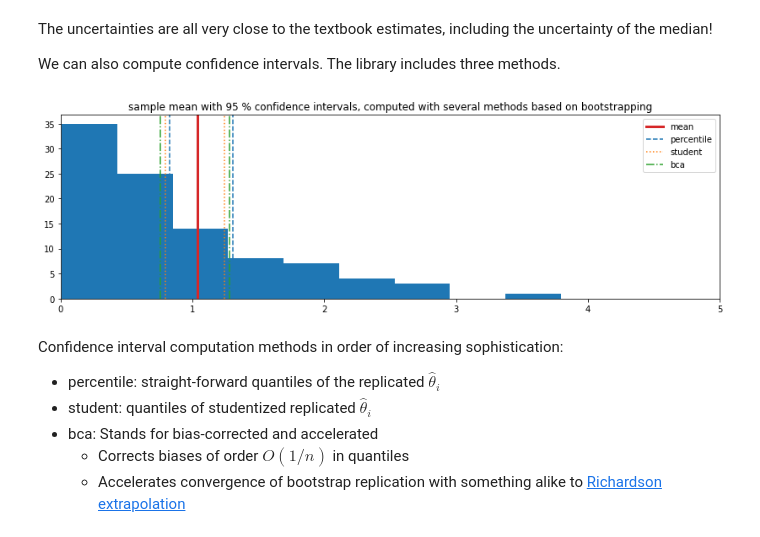
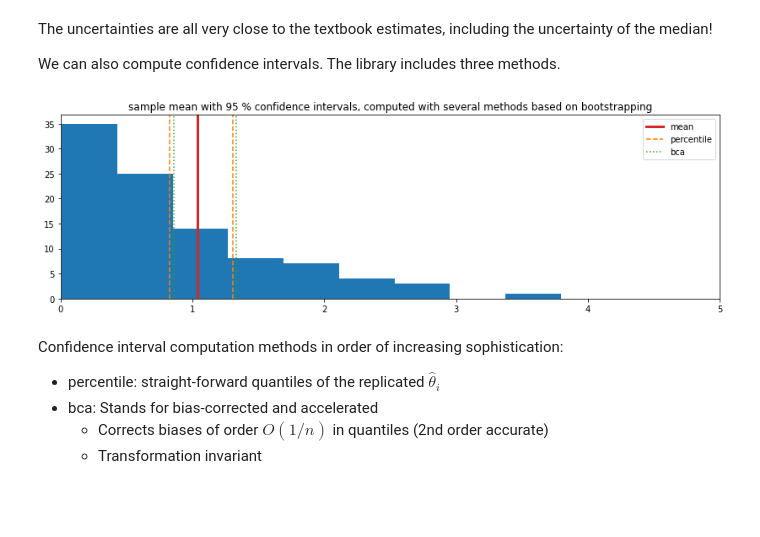
Before and after one commit to HDembinski/pyhep-2020-resample, a Jupyter notebook: resample.ipynb, the cells around one changed output. Drawn from its saved outputs; the diff is of its cells as text; code cells hidden in the pictures; blank space fills up the shorter version.

```diff
--- a/resample.ipynb
+++ b/resample.ipynb
@@ -252,8 +260,9 @@ for n, axi in zip((5, 10, 100, 1000), ax.flat):
     plt.title(f"n = {n}")
     xm = np.linspace(0, np.max(x), 10000)
     plt.plot(xm, expon_cdf(xm), label="CDF")
-    plt.plot(xm, resample.empirical.cdf_fn(x)(xm), drawstyle="steps", label="empirical CDF")
-    plt.legend(loc="lower right");
+    plt.plot(xm, resample.empirical.cdf_fn(x)(xm),
+             drawstyle="steps", label="empirical CDF")
+    plt.legend(loc="lower right")
 # %% [output]
 [figure]
 # %% [markdown]
@@ -401,29 +389,31 @@ We can also compute confidence intervals. The library includes three methods.
 # %%
 rng = np.random.default_rng(1)
 
 plt.figure(figsize=(14, 4))
 
 plt.hist(x, bins=20)
 
 plt.axvline(np.mean(x), color="C3", lw=3, label="mean")
 
-for i, ci_method in enumerate(("percentile", "student", "bca")):
-    ci = resample.bootstrap.confidence_interval(np.mean, x, ci_method=ci_method, random_state=rng)
+for i, ci_method in enumerate(("percentile", "bca")):
+    ci = resample.bootstrap.confidence_interval(np.mean, x,
+                                                ci_method=ci_method, random_state=rng)
     for cii in ci:
-        plt.axvline(cii, ls=["--", ":", "-."][i], color=f"C{i}", label=ci_method if cii is ci[0] else None)
+        plt.axvline(cii, ls=["--", ":", "-."][i], color=f"C{i+1}",
+                    label=ci_method if cii is ci[0] else None)
 
 plt.xlim(0, 5)
-plt.title("sample mean with 95 % confidence intervals, computed with several methods based on bootstrapping")
+plt.title("sample mean with 95 % confidence intervals, "
+          "computed with several methods based on bootstrapping")
 plt.legend();
 # %% [output]
-[figure, old version]
+[figure, new version]
 # %% [markdown]
 Confidence interval computation methods in order of increasing sophistication:
 * percentile: straight-forward quantiles of the replicated $\hat\theta_i$
-* student: quantiles of studentized replicated $\hat\theta_i$
 * bca: Stands for bias-corrected and accelerated
-  * Corrects biases of order $O(1/n)$ in quantiles
-  * Accelerates convergence of bootstrap replication with something alike to [Richardson extrapolation](https://en.wikipedia.org/wiki/Richardson_extrapolation)
+  * Corrects biases of order $O(1/n)$ in quantiles (2nd order accurate)
+  * Transformation invariant
 # %% [markdown]
 ### Summary: Bootstrap
 
```
Also changed, not shown: parts of 18 cells of this notebook.
